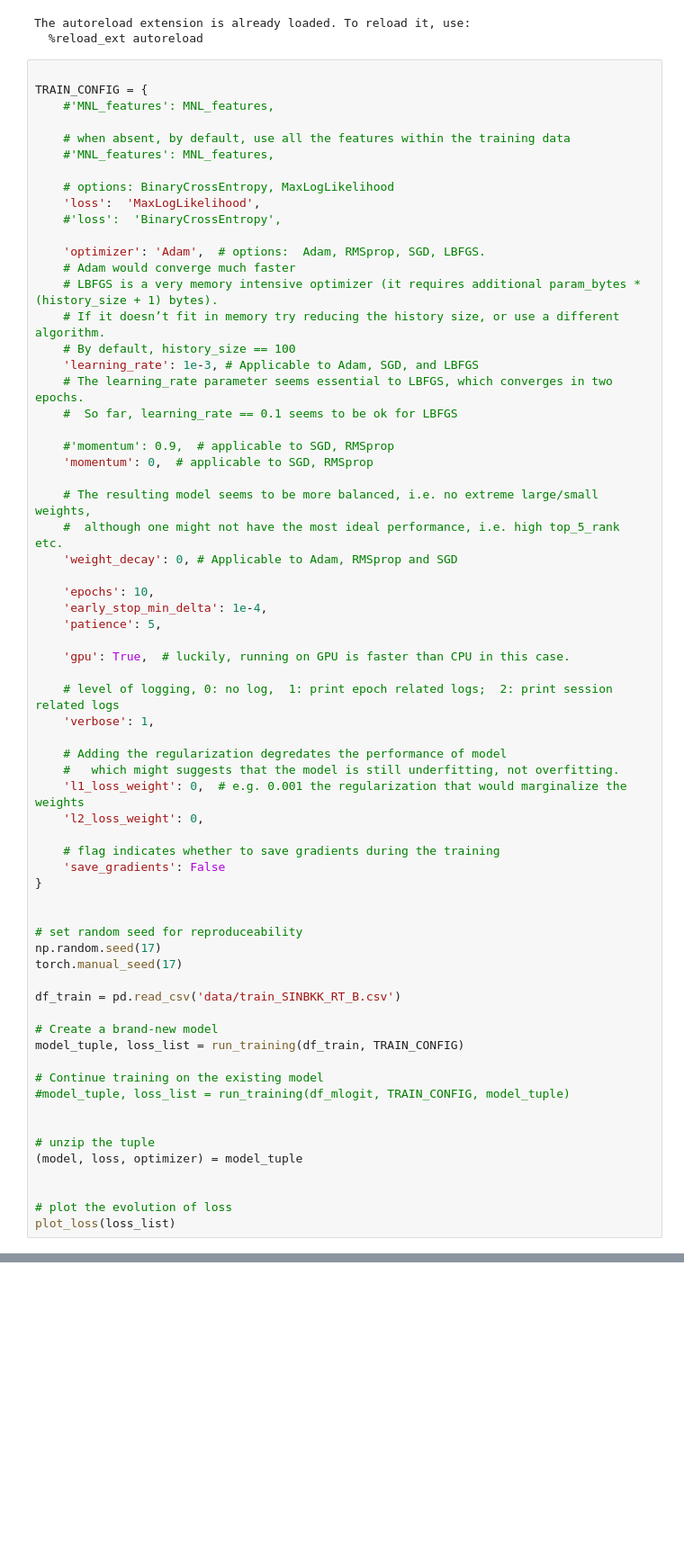
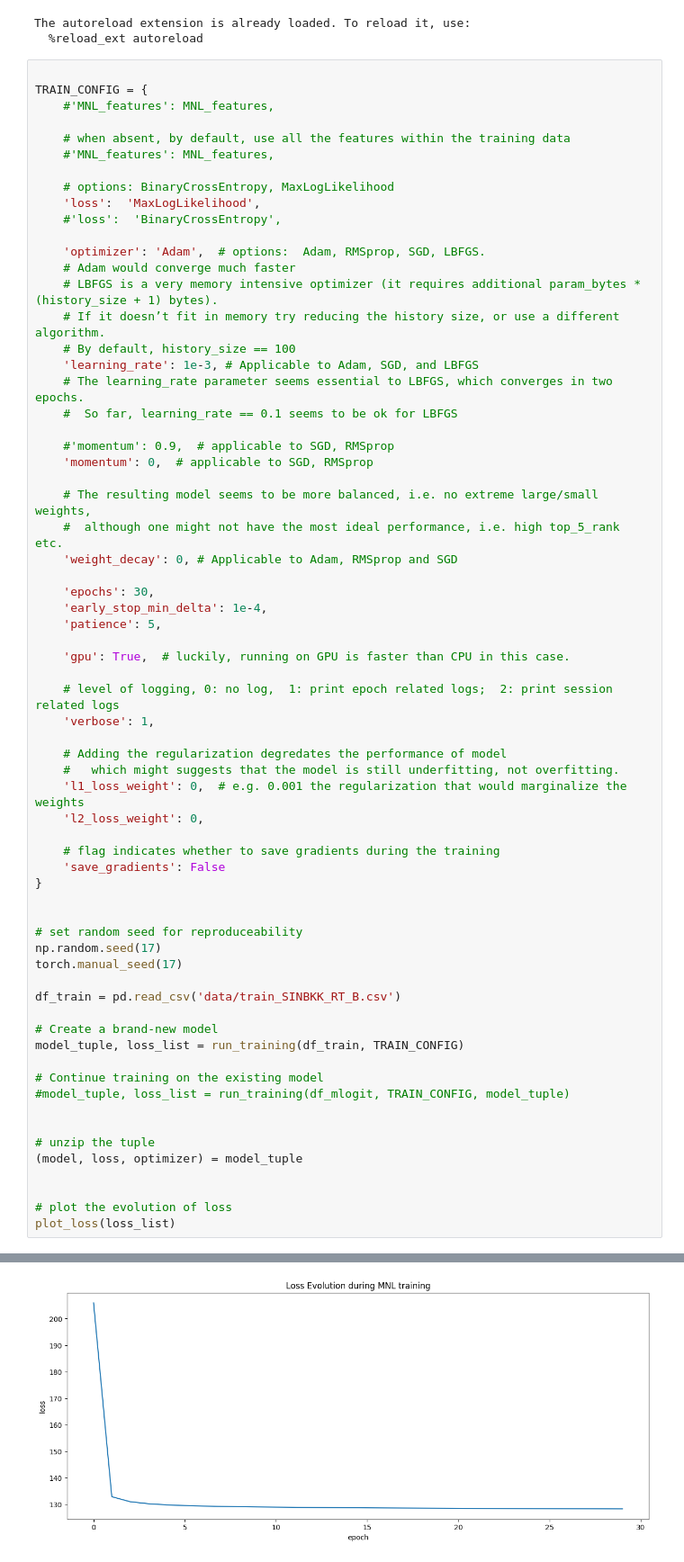
Before and after one commit to liaison/Multinomial-Logistic-Regression, a Jupyter notebook: demo.ipynb, the cells around one changed output, grey strips where cells are left out. Shown at 90% size. Cells and saved outputs as stored; diff of their text form; blank space fills up the shorter version.

```diff
--- a/demo.ipynb
+++ b/demo.ipynb
@@ -80,7 +80,7 @@ TRAIN_CONFIG = {
     #  although one might not have the most ideal performance, i.e. high top_5_rank etc.
     'weight_decay': 0, # Applicable to Adam, RMSprop and SGD
 
-    'epochs': 10,
+    'epochs': 30,
     'early_stop_min_delta': 1e-4,
     'patience': 5,
 
@@ -131,0 +139 @@ epoch: 5  loss: 129.5809260059052 best_loss: 129.84892685085276
+[figure, added]
```
Also changed, not shown: parts of 6 cells of this notebook, 1 other file.
